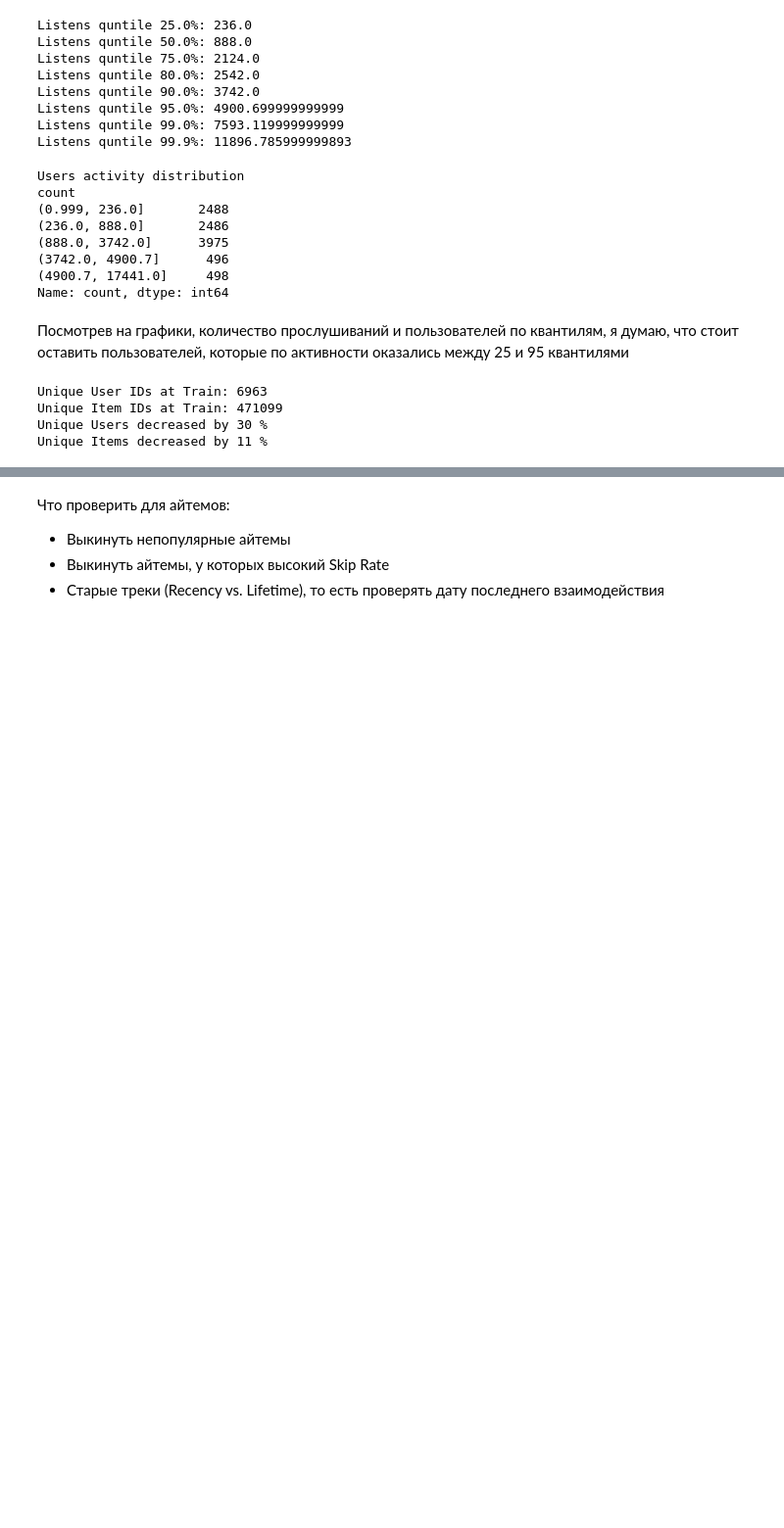
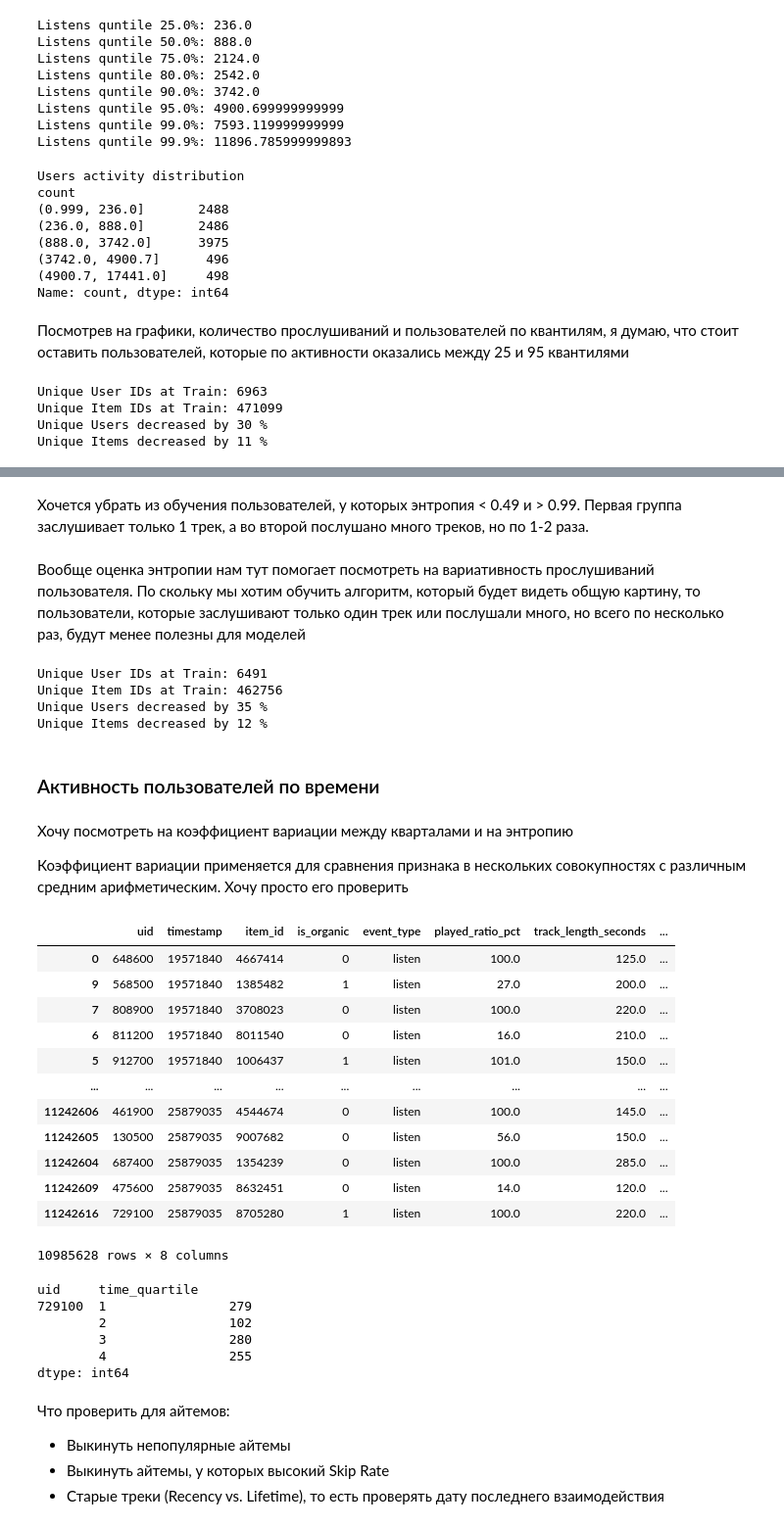
Before and after one commit to layvvs/hse-ai-year-project-2025, a Jupyter notebook: checkpoint-6-bmyakin/new-eda.ipynb, the cells around one changed output, grey strips where cells are left out. Shown at 98% size. Drawn from its saved outputs; the diff is of its cells as text; code cells hidden in the pictures; blank space fills up the shorter version.

```diff
--- a/checkpoint-6-bmyakin/new-eda.ipynb
+++ b/checkpoint-6-bmyakin/new-eda.ipynb
@@ -219,0 +286,54 @@ Name: gini_index, dtype: float64
+# %% [markdown]
+Хочется убрать из обучения пользователей, у которых энтропия < 0.49 и > 0.99. Первая группа заслушивает только 1 трек, а во второй послушано много треков, но по 1-2 раза.
+# %% [markdown]
+Вообще оценка энтропии нам тут помогает посмотреть на вариативность прослушиваний пользователя. По скольку мы хотим обучить алгоритм, который будет видеть общую картину, то пользователи, которые заслушивают только один трек или послушали много, но всего по несколько раз, будут менее полезны для моделей
+# %%
+good_users = user_entropy[
+    (user_entropy['entropy_norm'] >= 0.49) &
+    (user_entropy['entropy_norm'] <= 0.99)
+]['uid']
+
+df_train_active = df_train_active[
+    df_train_active['uid'].isin(good_users)
+]
+# %%
+print('Unique User IDs at Train:', df_train_active['uid'].nunique())
+print('Unique Item IDs at Train:', df_train_active['item_id'].nunique())
+print(f'Unique Users decreased by {round((1 - df_train_active['uid'].nunique() / train_df['uid'].nunique()) * 100)} %')
+print(f'Unique Items decreased by {round((1 - df_train_active['item_id'].nunique() / train_df['item_id'].nunique()) * 100)} %')
+# %% [output]
+Unique User IDs at Train: 6491
+Unique Item IDs at Train: 462756
+Unique Users decreased by 35 %
+Unique Items decreased by 12 %
+# %% [markdown]
+### Активность пользователей по времени
+# %% [markdown]
+Хочу посмотреть на коэффициент вариации между кварталами и на энтропию
+
+Коэффициент вариации применяется для сравнения признака в нескольких совокупностях с различным средним арифметическим. Хочу просто его проверить
+# %%
+df_train_active_sorted = df_train_active.sort_values('timestamp')
+
+
+df_train_active_sorted['time_quartile'] = pd.qcut(
+    df_train_active_sorted['timestamp'],
+    q=4,
+    labels=[1, 2, 3, 4]
+)
+
+df_train_active_sorted
+# %% [output]
+|  | uid | timestamp | item_id | is_organic | event_type | played_ratio_pct | track_length_seconds | ... |
+| 0 | 648600 | 19571840 | 4667414 | 0 | listen | 100.0 | 125.0 | ... |
+| 9 | 568500 | 19571840 | 1385482 | 1 | listen | 27.0 | 200.0 | ... |
+| 7 | 808900 | 19571840 | 3708023 | 0 | listen | 100.0 | 220.0 | ... |
+| 6 | 811200 | 19571840 | 8011540 | 0 | listen | 16.0 | 210.0 | ... |
+| 5 | 912700 | 19571840 | 1006437 | 1 | listen | 101.0 | 150.0 | ... |
+| ... | ... | ... | ... | ... | ... | ... | ... | ... |
+| 11242606 | 461900 | 25879035 | 4544674 | 0 | listen | 100.0 | 145.0 | ... |
+| 11242605 | 130500 | 25879035 | 9007682 | 0 | listen | 56.0 | 150.0 | ... |
+| 11242604 | 687400 | 25879035 | 1354239 | 0 | listen | 100.0 | 285.0 | ... |
+| 11242609 | 475600 | 25879035 | 8632451 | 0 | listen | 14.0 | 120.0 | ... |
+| 11242616 | 729100 | 25879035 | 8705280 | 1 | listen | 100.0 | 220.0 | ... |
+10985628 rows × 8 columns
@@ -219,0 +347,9 @@ Name: gini_index, dtype: float64
+# %%
+quartile_counts[quartile_counts.uid == 729100].groupby(['uid', 'time_quartile']).size()
+# %% [output]
+uid     time_quartile
+729100  1                279
+        2                102
+        3                280
+        4                255
+dtype: int64
```
Also changed, not shown: parts of 17 cells of this notebook, 4 other files.
